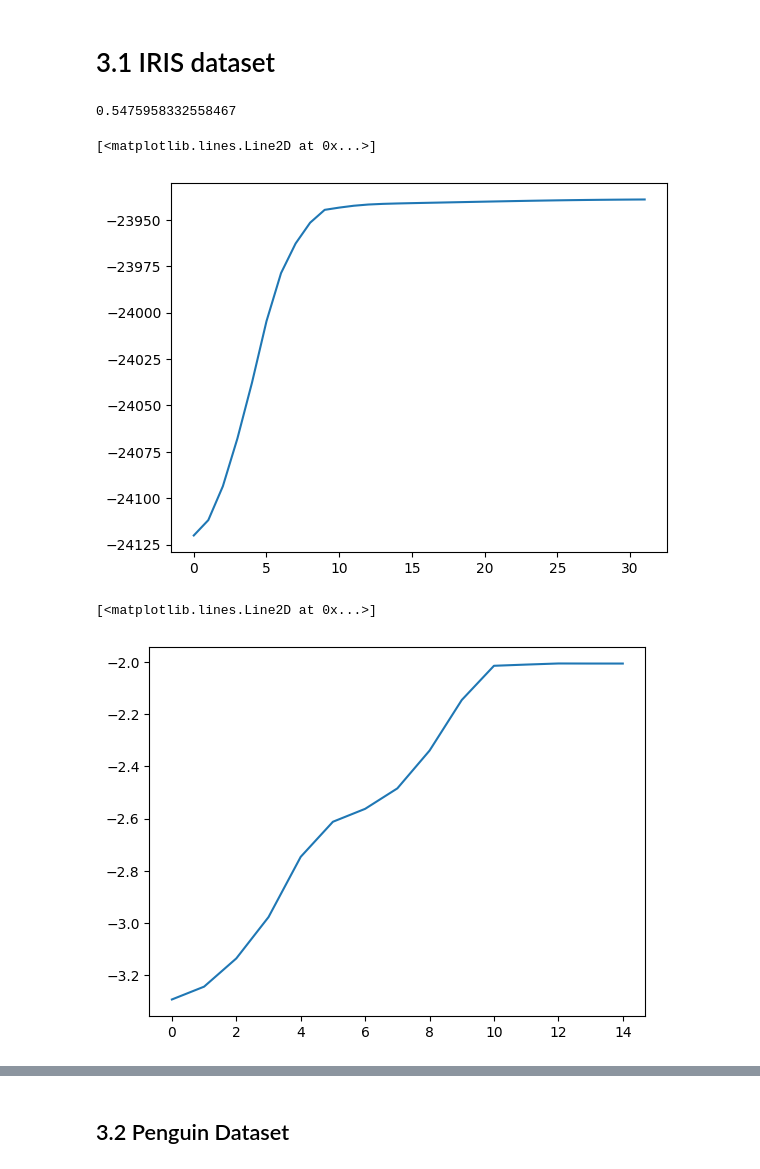
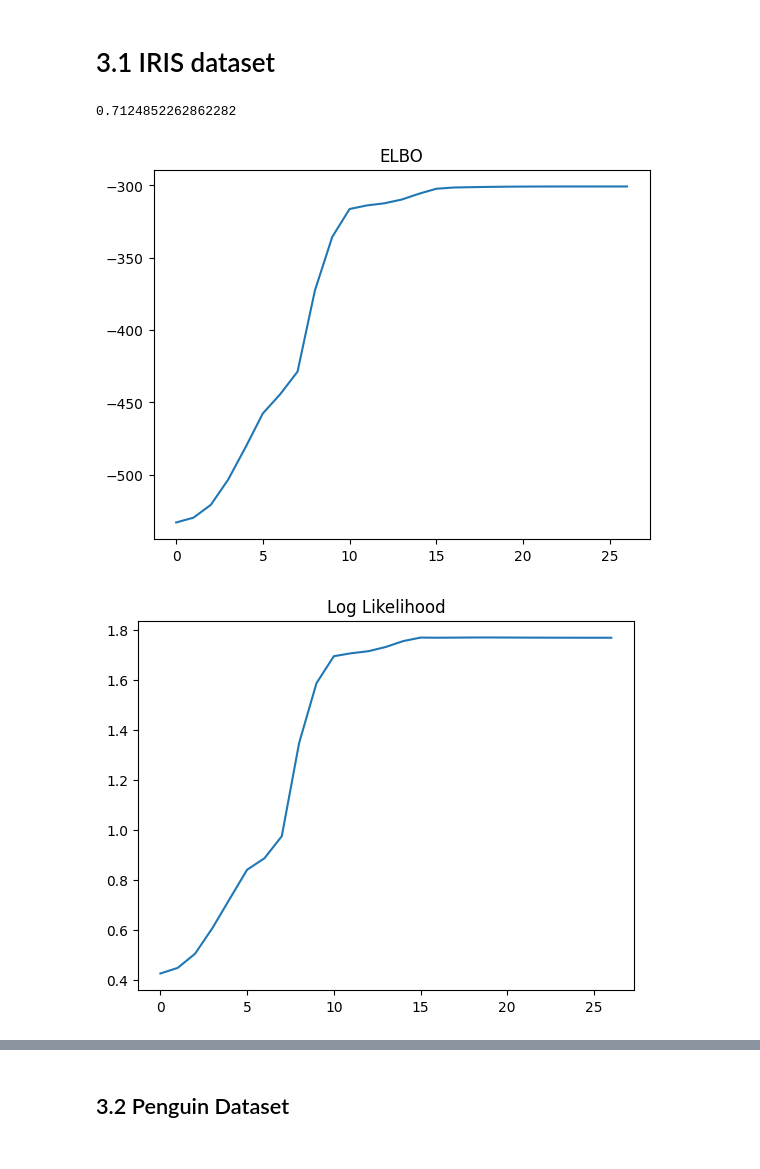
Before and after one commit to jimmyjz1127/bayesian-mixture-model-missing-data, a Jupyter notebook: Week8/GMMVI_Missing.ipynb, the cells around one changed output, grey strips where cells are left out. Drawn from its saved outputs; the diff is of its cells as text; code cells hidden in the pictures.

Commit message:
90 percent sure the elbo for GMM VI with missing data is working now.    Had to fix S_k in update_phi and use expected sufficient stats for expected data loglikelihood in elbo

```diff
--- a/Week8/GMMVI_Missing.ipynb
+++ b/Week8/GMMVI_Missing.ipynb
@@ -863,7 +945,7 @@ def update_π(R,α_0):
 
     return αs
 # %%
-def meanfield_vi(X,K,R_true=None,mode=0,max_iters=100,min_iters=10,tol=1e-4):
+def meanfield_vi(X,K,R_true=None,mode=0,max_iters=100,min_iters=10,tol=1e-3):
     N,D = X.shape
 
     missing_mask = np.isnan(X)
@@ -880,19 +962,26 @@ def meanfield_vi(X,K,R_true=None,mode=0,max_iters=100,min_iters=10,tol=1e-4):
         R = R_true
 
     Σs = S_0.copy()  # Covariances of q(μ_k)
-    ms = m_0.copy()  + rng.gamma(1, 0.1, size=(K, D))   # Means of q(μ_k)
+    ms = m_0.copy()  # Means of q(μ_k)
     α = α_0.copy()
     ν = ν_0.copy()
     πs = rng.dirichlet(alpha=α)
 
     Vks = np.zeros((K,D,D))
 
-    x_hats = X.copy()
+    x_hats = np.zeros((K, N, D))
+    x_hats_outer = np.zeros((K, N, D, D))
+
+    # fill with conditional mean imputation for missing values using uniform initialization
     for n in range(N):
-        for d in range(D):
-            if np.isnan(X[n, d]):
-                x_hats[n, d] = np.nanmean(X[:, d])
-    x_hats_outer = np.einsum('ni,nj->nij', x_hats, x_hats)
+        obs_mask = ~missing_mask[n]
+        miss_mask = missing_mask[n]
+        for k in range(K):
+            x_hat = X[n].copy()
+            # Impute missing dimensions with column-wise mean or 0
+            x_hat[miss_mask] = np.nanmean(X[:, miss_mask], axis=0)
+            x_hats[k, n, :] = x_hat
+            x_hats_outer[k, n, :, :] = np.outer(x_hat, x_hat)
 
     loglikes=[]
     elbos = []
@@ -906,15 +995,15 @@ def meanfield_vi(X,K,R_true=None,mode=0,max_iters=100,min_iters=10,tol=1e-4):
 
         x_hats, x_hats_outer = compute_sufficient_stats(X,cond_means, cond_covs, missing_mask)
 
-        R, loglik = update_z(X,logprobs,α,πs,K,mode,R=None)
+        R, loglik = update_z(X,logprobs,α,πs,K,mode,R=R_true)
+
+        elbo = compute_elbo(R, X, m_0, Σs, ms, Vks, cond_covs, α, x_hats, x_hats_outer, nks, α_0, k_0, S_0, ν_0, missing_mask)
+
+        elbos.append(elbo)
 
         loglikes.append(loglik)
 
-        elbo = compute_elbo(R, X, x_hats, x_hats_outer,m_0, Σs, ms, Vks, cond_covs, α, α_0, k_0, S_0, ν_0, missing_mask)
-
-        elbos.append(elbo)
-
-        if t > min_iters and np.abs(loglikes[t] - loglikes[t-1]) < tol:
+        if t > min_iters and np.abs(elbos[t] - elbos[t-1]) < tol:
             break
 
     return R, Σs, ms, x_hats, x_hats_outer, α, Vks, loglikes,elbos
@@ -931,19 +1026,17 @@ y_train = np.load(dirpath + "y_train_iris.npy")
 # %%
 R, Σs, ms, x_hats, x_hats_outer, α, Vks, loglikes,elbos = meanfield_vi(X_train,3, mode=0)
 zs = np.argmax(R, axis=1)
-metrics.adjusted_rand_score(y_train, zs)
+print(metrics.adjusted_rand_score(y_train, zs))
+plt.plot(elbos)
+plt.title("ELBO")
+plt.show()
+plt.plot(loglikes)
+plt.title("Log Likelihood")
+plt.show()
 # %% [output]
-0.5475958332558467
+0.7124852262862282
+[figure, added]
+[figure, added]
-# %%
-plt.plot(elbos)
-# %% [output]
-[<matplotlib.lines.Line2D at 0x...>]
-[figure, removed]
-# %%
-plt.plot(loglikes)
-# %% [output]
-[<matplotlib.lines.Line2D at 0x...>]
-[figure, removed]
 # %%
 import random
 N,D = X_train.shape
```
Also changed, not shown: parts of 20 cells of this notebook.
